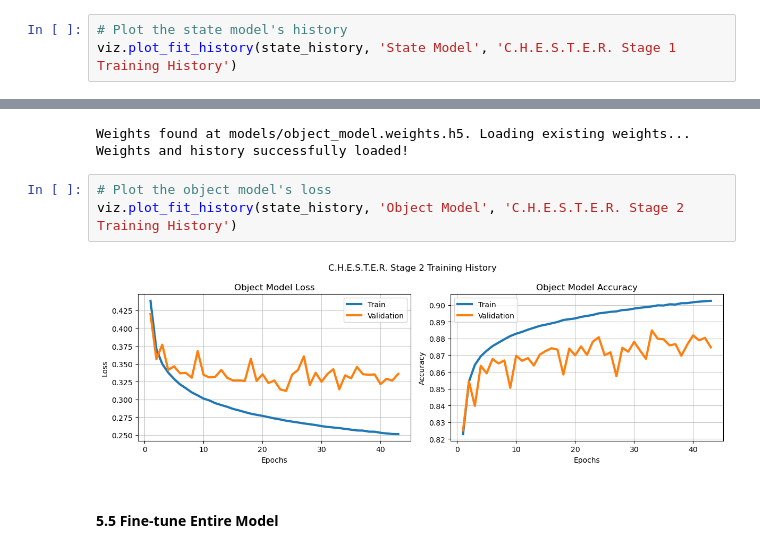
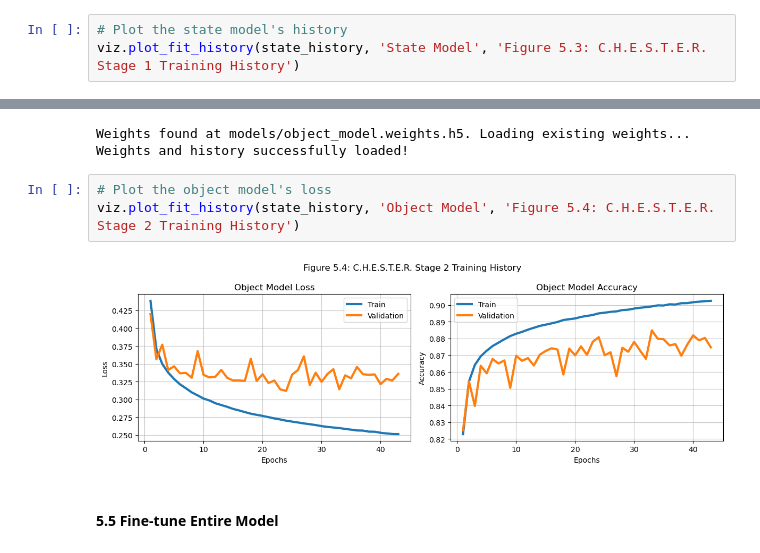
Before and after one commit to tedinspace/space-object-identification, a Jupyter notebook: src/Milestone5.ipynb, the cells around one changed output, grey strips where cells are left out. Drawn from its saved outputs; the diff is of its cells as text.

```diff
--- a/src/Milestone5.ipynb
+++ b/src/Milestone5.ipynb
@@ -627,5 +650,5 @@ Weights found at models/state_model.weights.h5. Loading existing weights...
 Weights and history successfully loaded!
 # %%
 # Plot the state model's history
-viz.plot_fit_history(state_history, 'State Model', 'C.H.E.S.T.E.R. Stage 1 Training History')
+viz.plot_fit_history(state_history, 'State Model', 'Figure 5.3: C.H.E.S.T.E.R. Stage 1 Training History')
 # %% [output]
@@ -733,9 +756,9 @@ Weights found at models/object_model.weights.h5. Loading existing weights...
 Weights and history successfully loaded!
 # %%
 # Plot the object model's loss
-viz.plot_fit_history(state_history, 'Object Model', 'C.H.E.S.T.E.R. Stage 2 Training History')
+viz.plot_fit_history(state_history, 'Object Model', 'Figure 5.4: C.H.E.S.T.E.R. Stage 2 Training History')
 # %% [output]
-[figure, old version]
+[figure, new version]
 # %% [markdown]
 #### 5.5 Fine-tune Entire Model
 # %%
```
Also changed, not shown: parts of 19 cells of this notebook.
